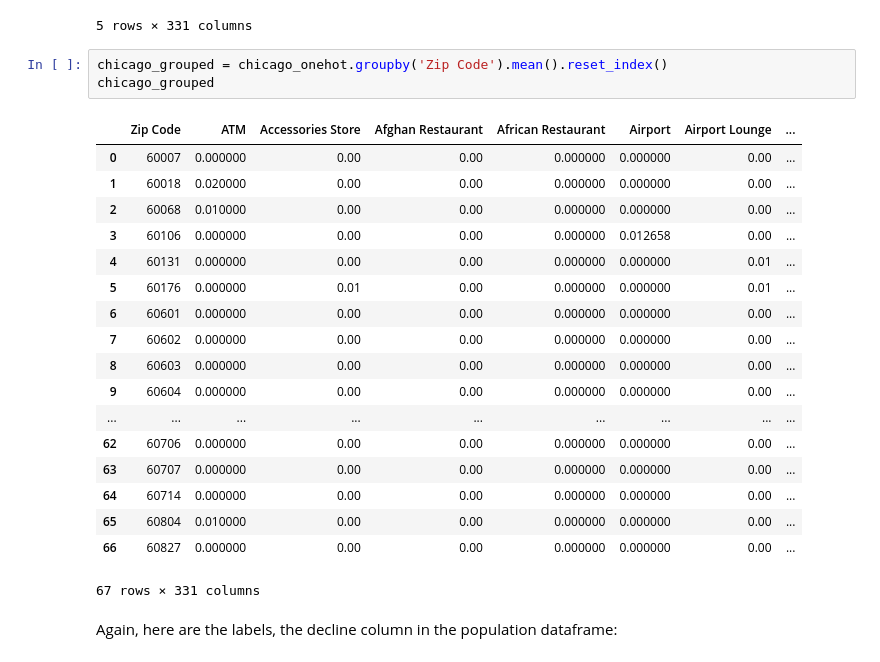
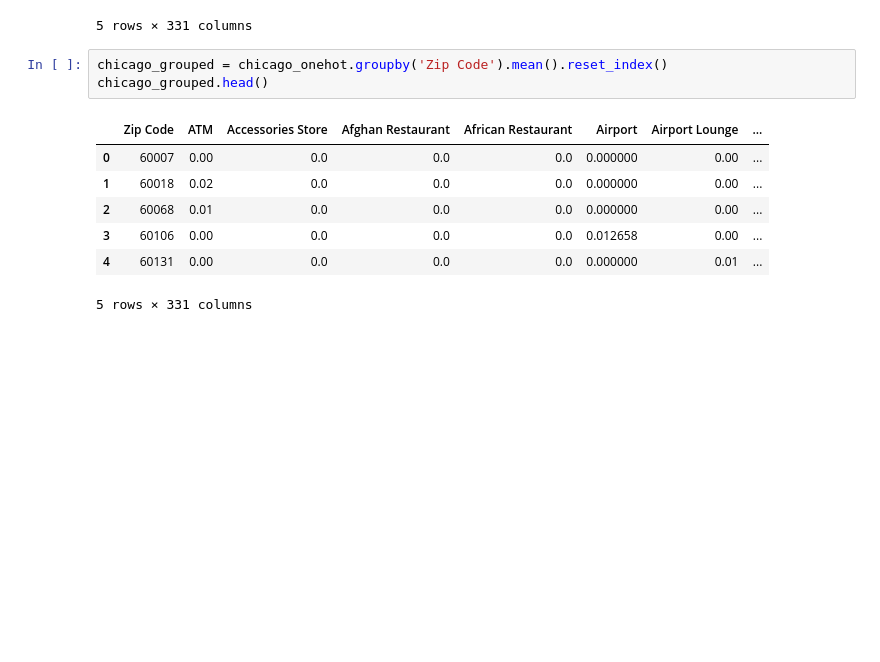
Before and after one commit to morgworth/IBM-Watson-Studio, a Jupyter notebook: Capstone Week 5 Assignment Notebook.ipynb, the cells around one changed output. Saved outputs shown, nothing was run; the diff lists cells and outputs as text; blank space fills up the shorter version.

```diff
--- a/Capstone Week 5 Assignment Notebook.ipynb
+++ b/Capstone Week 5 Assignment Notebook.ipynb
@@ -268,25 +268,12 @@ chicago_onehot.head()
 5 rows × 331 columns
 # %%
 chicago_grouped = chicago_onehot.groupby('Zip Code').mean().reset_index()
-chicago_grouped
+chicago_grouped.head()
 # %% [output]
 |  | Zip Code | ATM | Accessories Store | Afghan Restaurant | African Restaurant | Airport | Airport Lounge | ... |
-| 0 | 60007 | 0.000000 | 0.00 | 0.00 | 0.000000 | 0.000000 | 0.00 | ... |
-| 1 | 60018 | 0.020000 | 0.00 | 0.00 | 0.000000 | 0.000000 | 0.00 | ... |
-| 2 | 60068 | 0.010000 | 0.00 | 0.00 | 0.000000 | 0.000000 | 0.00 | ... |
-| 3 | 60106 | 0.000000 | 0.00 | 0.00 | 0.000000 | 0.012658 | 0.00 | ... |
-| 4 | 60131 | 0.000000 | 0.00 | 0.00 | 0.000000 | 0.000000 | 0.01 | ... |
-| 5 | 60176 | 0.000000 | 0.01 | 0.00 | 0.000000 | 0.000000 | 0.01 | ... |
-| 6 | 60601 | 0.000000 | 0.00 | 0.00 | 0.000000 | 0.000000 | 0.00 | ... |
-| 7 | 60602 | 0.000000 | 0.00 | 0.00 | 0.000000 | 0.000000 | 0.00 | ... |
-| 8 | 60603 | 0.000000 | 0.00 | 0.00 | 0.000000 | 0.000000 | 0.00 | ... |
-| 9 | 60604 | 0.000000 | 0.00 | 0.00 | 0.000000 | 0.000000 | 0.00 | ... |
-| ... | ... | ... | ... | ... | ... | ... | ... | ... |
-| 62 | 60706 | 0.000000 | 0.00 | 0.00 | 0.000000 | 0.000000 | 0.00 | ... |
-| 63 | 60707 | 0.000000 | 0.00 | 0.00 | 0.000000 | 0.000000 | 0.00 | ... |
-| 64 | 60714 | 0.000000 | 0.00 | 0.00 | 0.000000 | 0.000000 | 0.00 | ... |
-| 65 | 60804 | 0.010000 | 0.00 | 0.00 | 0.000000 | 0.000000 | 0.00 | ... |
-| 66 | 60827 | 0.000000 | 0.00 | 0.00 | 0.000000 | 0.000000 | 0.00 | ... |
+| 0 | 60007 | 0.00 | 0.0 | 0.0 | 0.0 | 0.000000 | 0.00 | ... |
+| 1 | 60018 | 0.02 | 0.0 | 0.0 | 0.0 | 0.000000 | 0.00 | ... |
+| 2 | 60068 | 0.01 | 0.0 | 0.0 | 0.0 | 0.000000 | 0.00 | ... |
+| 3 | 60106 | 0.00 | 0.0 | 0.0 | 0.0 | 0.012658 | 0.00 | ... |
+| 4 | 60131 | 0.00 | 0.0 | 0.0 | 0.0 | 0.000000 | 0.01 | ... |
-67 rows × 331 columns
+5 rows × 331 columns
-# %% [markdown]
-Again, here are the labels, the decline column in the population dataframe:
```
Also changed, not shown: parts of 22 cells of this notebook.
